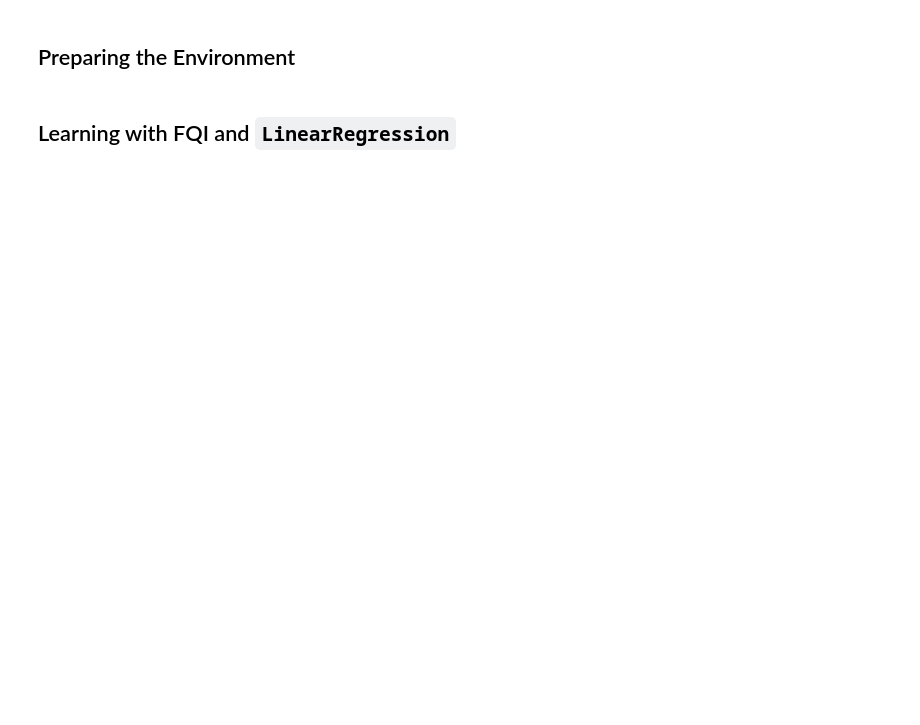
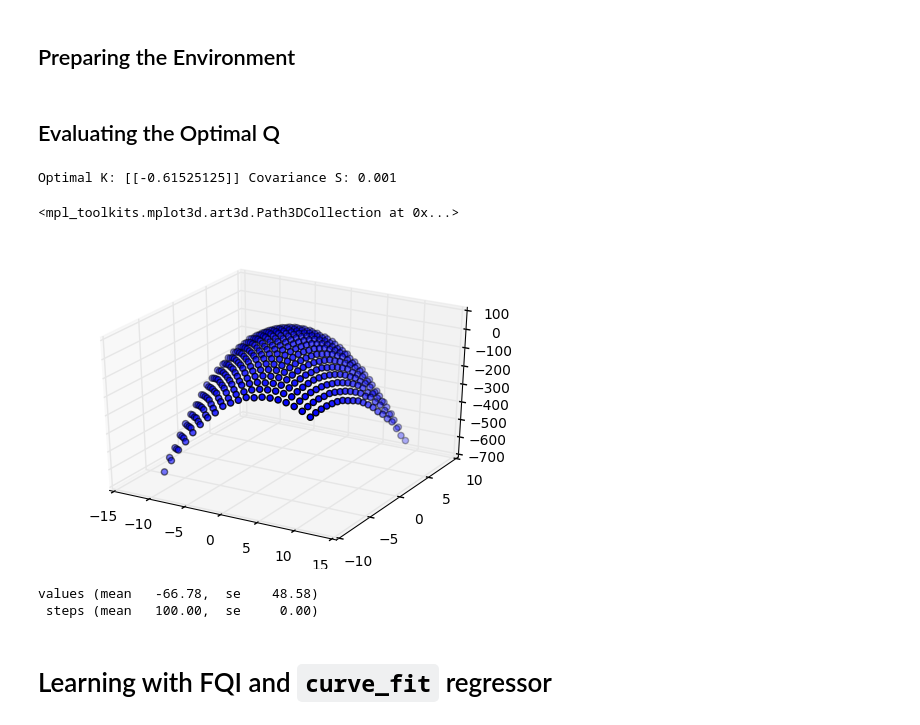
Before and after one commit to teopir/ifqi, a Jupyter notebook: notebooks/FQI.ipynb, the cells around one changed output. Saved outputs shown, nothing was run; the diff lists cells and outputs as text; code cells hidden in the pictures; blank space fills up the shorter version.

```diff
--- a/notebooks/FQI.ipynb
+++ b/notebooks/FQI.ipynb
@@ -18,16 +18,76 @@ from ifqi.algorithms.fqi.FQI import FQI
 # %%
-mdp = envs.LQG1D()
-state_dim, action_dim, reward_dim = envs.get_space_info(mdp)
+env = envs.LQG1D()
+state_dim, action_dim, reward_dim = envs.get_space_info(env)
 reward_idx = state_dim + action_dim
-discrete_actions = np.array([-8, -7, -6, -5, -4, -3, -2.5, -2, -1.5, -1, -.75,
-                             -.5, -.25, 0, .25, .5, .75, 1, 1.5, 2, 2.5, 3, 4,
-                             5, 6, 7, 8])
 
-dataset = evaluation.collect_episodes(mdp, n_episodes=1000)
+dataset = evaluation.collect_episodes(env, n_episodes=100)
 sast = np.append(dataset[:, :reward_idx],
                  dataset[:, reward_idx + reward_dim:-1],
                  axis=1)
 r = dataset[:, reward_idx]
+# %%
+states = discrete_states  = np.linspace(-10, 10, 20)
+actions = discrete_actions = np.linspace(-8, 8, 20)
+
+initial_states = np.array([[1, 2, 5, 7, 10]]).T
+
+def make_grid(x, y):
+    m = np.meshgrid(x, y, copy=False, indexing='ij')
+    return np.vstack(m).reshape(2, -1).T
+
+
+SA = make_grid(states, actions)
+S, A = SA[:, 0], SA[:, 1]
+# %% [markdown]
+## Evaluating the Optimal Q
+# %%
+K, cov = env.computeOptimalK(), 0.001
+print('Optimal K: {} Covariance S: {}'.format(K, cov))
+
+Q_fun_ = np.vectorize(lambda s, a: env.computeQFunction(s, a, K, cov, 1))
+Q_fun = lambda X: Q_fun_(X[:, 0], X[:, 1])
+
+Q_opt = Q_fun(SA)
+
+
+fig = plt.figure()
+ax = fig.add_subplot(111, projection='3d')
+ax.scatter(S, A, Q_opt)
+# %% [output]
+Optimal K: [[-0.61525125]] Covariance S: 0.001
+<mpl_toolkits.mplot3d.art3d.Path3DCollection at 0x...>
+[figure, added]
+# %%
+class QPolicy:
+    def __init__(self, Q):
+        self.Q = Q
+
+    def draw_action(self, states, absorbing=False, evaluation=False):
+        v = self.Q(make_grid(states, actions))
+        return actions[v.argmax()]
+
+class OptimalPolicy:
+    K = env.computeOptimalK()[0][0]
+
+    def draw_action(self, states, absorbing, evaluation=False):
+        i = np.abs(actions - self.K*states).argmin()
+        #print("states: {} action: {}".format(states, discrete_actions[i]))
+        return discrete_actions[i]
+
+def evaluateP(policy, i=initial_states):
+    values = evaluation.evaluate_policy(env, policy, initial_states=i)
+    print("values (mean {:8.2f},  se {:8.2f})\n steps (mean {:8.2f},  se {:8.2f})".format(*values))
+    return values
+
+def evaluateQ(Q, i=initial_states):
+    return evaluateP(QPolicy(Q), i)
+
+optimalP = QPolicy(Q_fun)
+#optimalP = OptimalPolicy()
+_ = evaluateP(optimalP)
+# %% [output]
+values (mean   -66.78,  se    48.58)
+ steps (mean   100.00,  se     0.00)
 # %% [markdown]
-## Learning with FQI and `LinearRegression`
+# Learning with FQI and `curve_fit` regressor
 # %%
```
Also changed, not shown: parts of 24 cells of this notebook.
